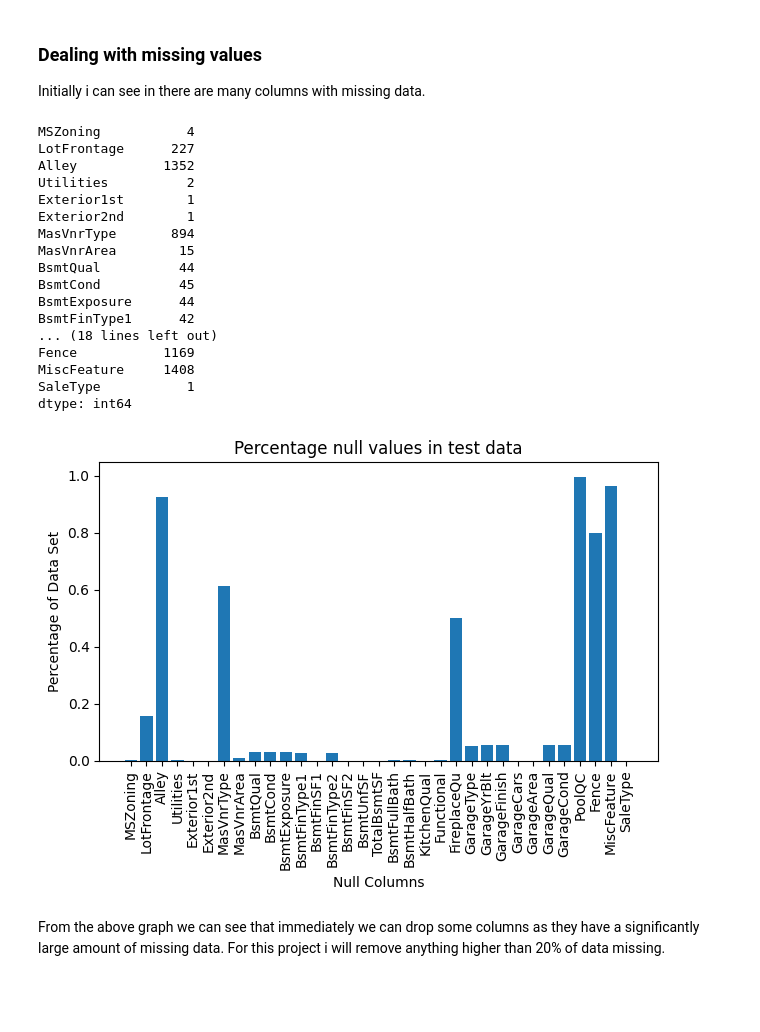
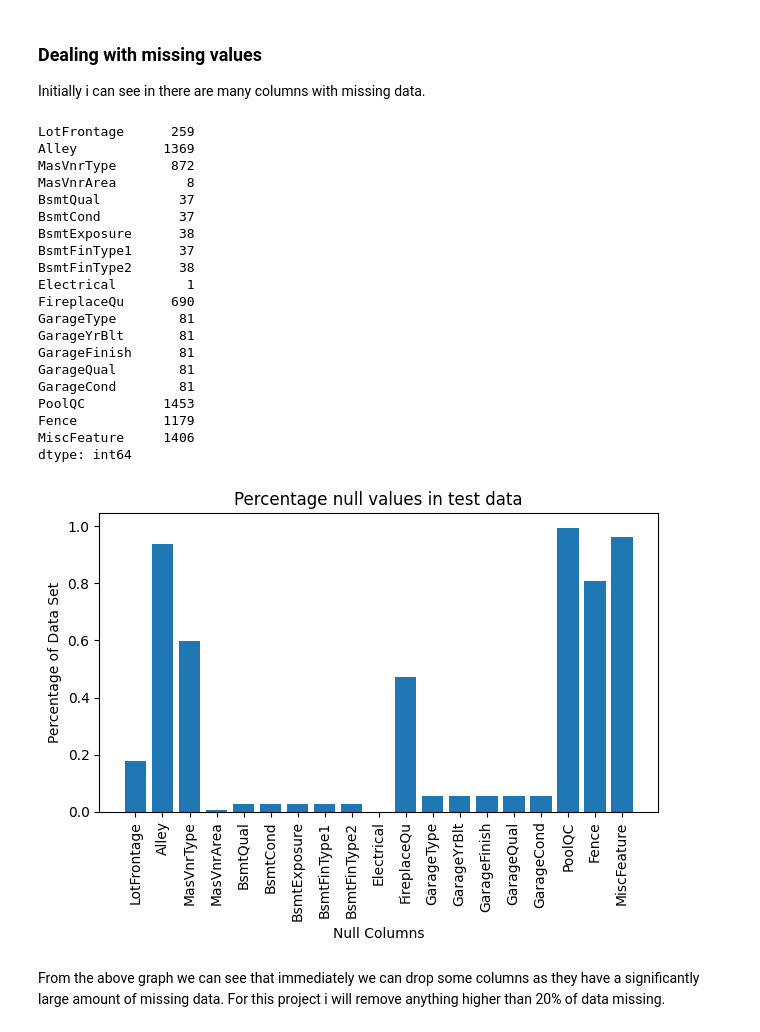
Before and after one commit to Jbugden/Portfolio, a Jupyter notebook: data_science_projects/hosing_prices_predictions/housing_prices_regression.ipynb, the cells around one changed output. Drawn from its saved outputs; the diff is of its cells as text; code cells hidden in the pictures; blank space fills up the shorter version.

```diff
--- a/data_science_projects/hosing_prices_predictions/housing_prices_regression.ipynb
+++ b/data_science_projects/hosing_prices_predictions/housing_prices_regression.ipynb
@@ -110,48 +112,51 @@ test_data.head(20)
 
 Initially i can see in there are many columns with missing data.
 # %%
-null_columns = test_data.columns[test_data.isnull().any()]
-null_counts = test_data[null_columns].isnull().sum()
+null_columns = train_data.columns[train_data.isnull().any()]
+null_counts = train_data[null_columns].isnull().sum()
 print(null_counts)
 # here we can see that there are some columns that have large amounts of
 # missing values
 # %% [output]
-MSZoning           4
-LotFrontage      227
-Alley           1352
-Utilities          2
-Exterior1st        1
-Exterior2nd        1
-MasVnrType       894
-MasVnrArea        15
-BsmtQual          44
-BsmtCond          45
-BsmtExposure      44
-BsmtFinType1      42
-... (18 lines left out)
-Fence           1169
-MiscFeature     1408
-SaleType           1
+LotFrontage      259
+Alley           1369
+MasVnrType       872
+MasVnrArea         8
+BsmtQual          37
+BsmtCond          37
+BsmtExposure      38
+BsmtFinType1      37
+BsmtFinType2      38
+Electrical         1
+FireplaceQu      690
+GarageType        81
+GarageYrBlt       81
+GarageFinish      81
+GarageQual        81
+GarageCond        81
+PoolQC          1453
+Fence           1179
+MiscFeature     1406
 dtype: int64
 # %%
 # convert null counts to dictionary and divide by len of df to get % of null values
-null_counts_dict = (null_counts/len(test_data)).to_dict()
+null_counts_dict = (null_counts/len(train_data)).to_dict()
 
 # Extract data into list
 columns = list(null_counts_dict.keys())
 values = list(null_counts_dict.values())
 
 # create histogram
 plt.bar(columns,values)
 plt.xlabel('Null Columns')
 plt.ylabel('Percentage of Data Set')
 plt.title('Percentage null values in test data')
 plt.xticks(rotation=90)
 
 plt.tight_layout()
 plt.show()
 # %% [output]
-[figure, old version]
+[figure, new version]
 # %% [markdown]
 From the above graph we can see that immediately we can drop some columns as they have a significantly large amount of missing data. For this project i will remove anything higher than 20% of data missing.
 # %%
```
Also changed, not shown: parts of 87 cells of this notebook, 1 other file.
